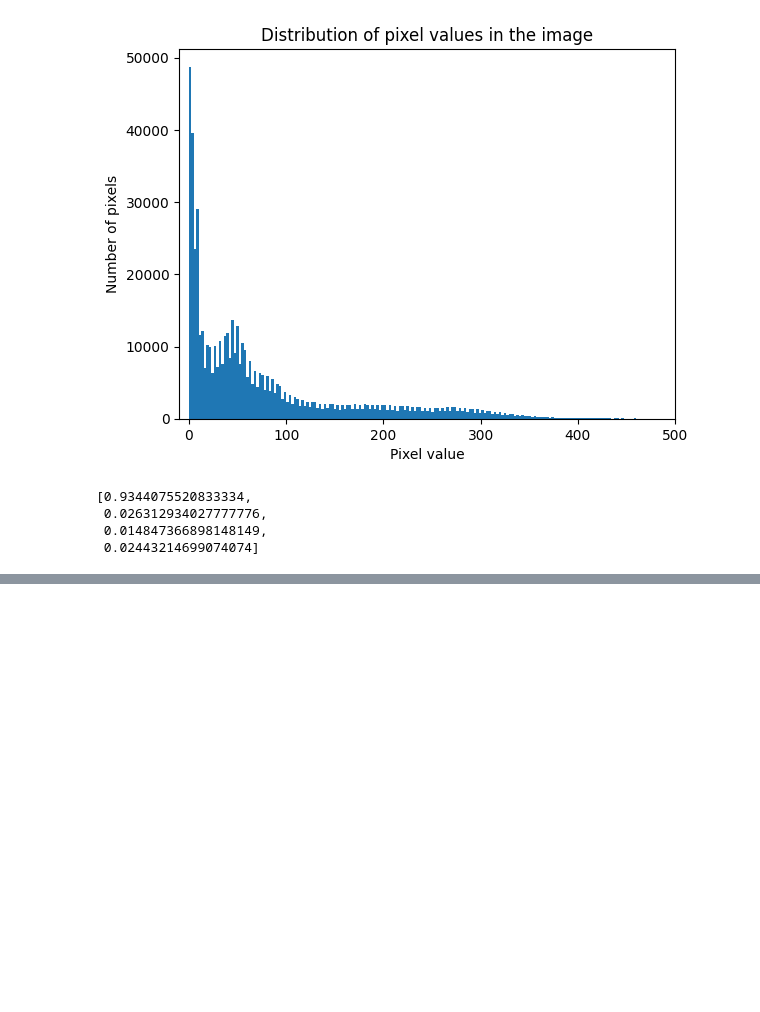
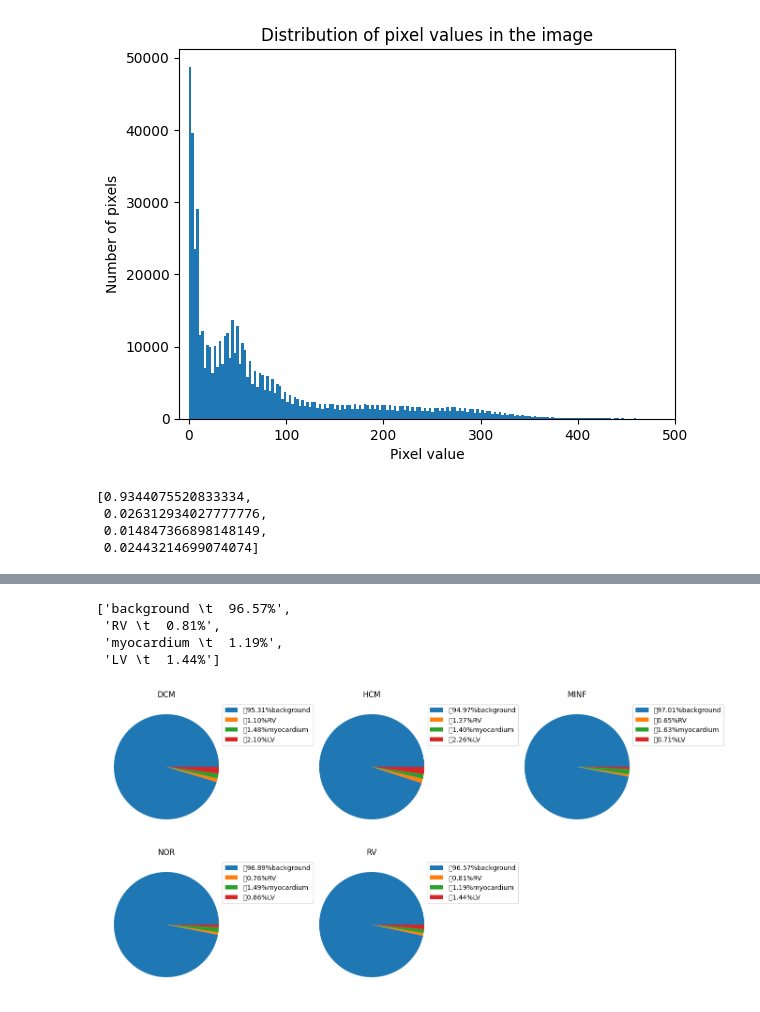
Before and after one commit to drigba/medical_image_segmentation, a Jupyter notebook: open_nii.ipynb, the cells around one changed output, grey strips where cells are left out. Saved outputs shown, nothing was run; the diff lists cells and outputs as text; code cells hidden in the pictures; blank space fills up the shorter version.

```diff
--- a/open_nii.ipynb
+++ b/open_nii.ipynb
@@ -234,0 +273,10 @@ get_label_percentages(p001_gt[1])
+# %%
+percs = []
+for i, l in enumerate(acdc_data[1]):
+    if i % 10 != 0: # TODO: kell e ez?
+        percs.append(get_label_percentages(l))
+# %%
+columns = ['background','RV','myocardium','LV']
+percs_df = pd.DataFrame(percs, columns=columns)
+
+percs_df
@@ -234,0 +297,29 @@ get_label_percentages(p001_gt[1])
+# %%
+data = percs_df[start:end].mean()
+labels = []
+for l, v in zip(data.index , data.values):
+    labels.append(l + " \t " + format(v, " .2%"))
+labels
+# %% [output]
+['background \t  96.57%',
+ 'RV \t  0.81%',
+ 'myocardium \t  1.19%',
+ 'LV \t  1.44%']
+# %%
+fig, axes = plt.subplots(2,3, figsize=(16,8))
+for i, ax in enumerate(axes.reshape(-1)):
+    if i < 5:
+        ax.title.set_text(groups[i])
+        start = i*20*9
+        end = (i*20+20)*9
+        data = percs_df[start:end].mean()
+        labels = []
+        for l, v in zip(data.index , data.values):
+            labels.append("\t" +format(v, ".2%") + l)
+        ax.pie(data.values, radius=1)
+        ax.legend(labels, bbox_to_anchor=(0.9, 1))
+    else:
+        ax.set_visible(False)
+plt.show()
+# %% [output]
+[figure, added]
```
Also changed, not shown: parts of 12 cells of this notebook, 1 other file.
